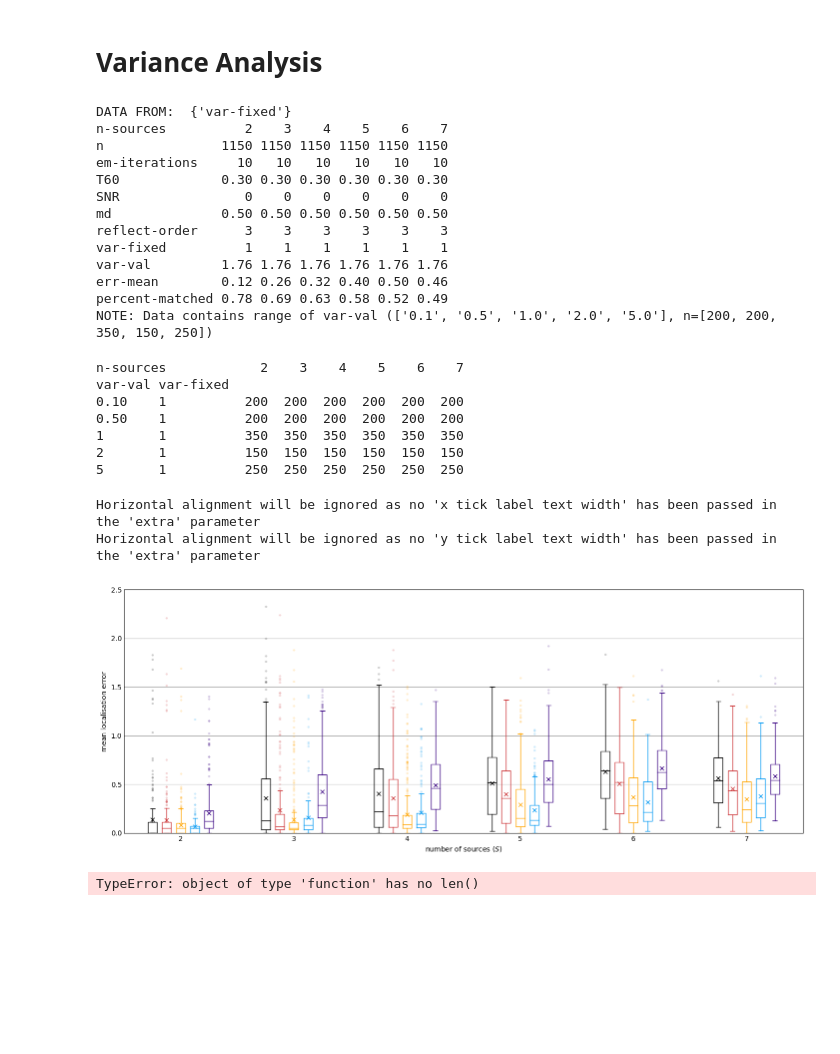
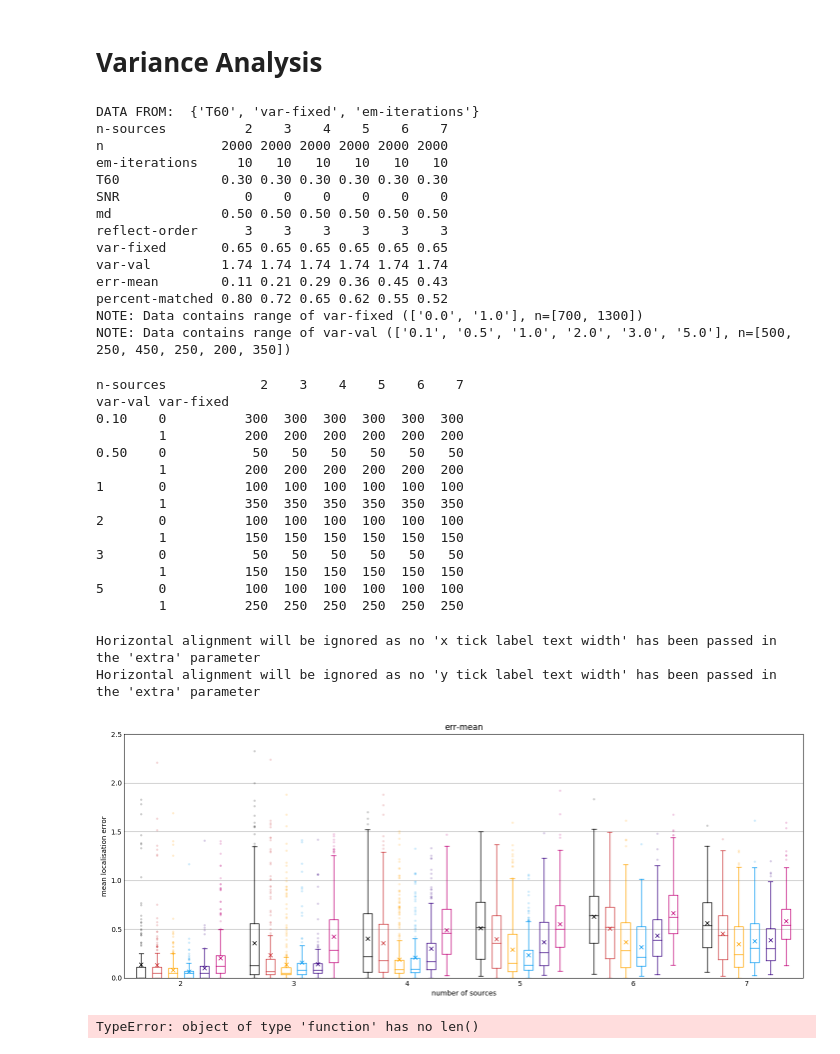
Before and after one commit to jannismain/fau-lnt-source-tracking-code, a Jupyter notebook: python/analysis-mean-err.ipynb, the cells around one changed output. Cells and saved outputs as stored; diff of their text form; code cells hidden in the pictures; blank space fills up the shorter version.

```diff
--- a/python/analysis-mean-err.ipynb
+++ b/python/analysis-mean-err.ipynb
@@ -441,7 +397,6 @@ dft = dft[dft["md"]==0.5]
 dft = dft[dft["SNR"]==0]
 dft = dft[dft["var-fixed"]==0]
 dft = dft[dft["var-val"]==0.1]
-dft = dft[dft["description"]=="em-iterations"]
 print_summary(dft)
 # dfp = df.pivot_table("err-mean", index=["description", "wd"], columns="n-sources", aggfunc='mean').transpose()
 # dfp.boxplot(column=("n-sources"))
@@ -522,7 +477,6 @@ print("BASE SCENARIO:")
 # Manipulate Data
 dft = df
 dft = dft[dft["reflect-order"]==3]
-dft = dft[dft["description"]=='T60']
 dft = dft[dft["T60"]==0.3]
 dft = dft[dft["em"]==5]
 dft = dft[dft["wd"]==1.2]
@@ -579,7 +533,7 @@ for dft in dfts:
     idx+=1
 # adjust axis to larger values of guessing and worst case scenario
 ax.set_ylim([0,3.51])
-ax.set_yticks(np.arange(0,3.51,0.5))
+ax.set_yticks(np.arange(0,3.51,0.25))
 
 if EXPORT_LATEX:
     tikz_save("".join([PATH_LATEX_PLOTS, 'boxplot-joined-best-case.tex'.format(var)]), strict=True, wrap=False)
@@ -598,23 +552,22 @@ dft = dft[dft["em"]==10]
 dft = dft[dft["wd"]==1.2]
 dft = dft[dft["md"]==0.5]
 dft = dft[dft["SNR"]==0]
-dft = dft[dft["var-val"]!=3]
-dft = dft[dft["var-fixed"]==1]
 print_summary(dft)
 # %% [output]
-DATA FROM:  {'var-fixed'}
+DATA FROM:  {'T60', 'var-fixed', 'em-iterations'}
 n-sources          2    3    4    5    6    7
-n               1150 1150 1150 1150 1150 1150
+n               2000 2000 2000 2000 2000 2000
 em-iterations     10   10   10   10   10   10
 T60             0.30 0.30 0.30 0.30 0.30 0.30
 SNR                0    0    0    0    0    0
 md              0.50 0.50 0.50 0.50 0.50 0.50
 reflect-order      3    3    3    3    3    3
-var-fixed          1    1    1    1    1    1
-var-val         1.76 1.76 1.76 1.76 1.76 1.76
-err-mean        0.12 0.26 0.32 0.40 0.50 0.46
-percent-matched 0.78 0.69 0.63 0.58 0.52 0.49
-NOTE: Data contains range of var-val (['0.1', '0.5', '1.0', '2.0', '5.0'], n=[200, 200, 350, 150, 250])
+var-fixed       0.65 0.65 0.65 0.65 0.65 0.65
+var-val         1.74 1.74 1.74 1.74 1.74 1.74
+err-mean        0.11 0.21 0.29 0.36 0.45 0.43
+percent-matched 0.80 0.72 0.65 0.62 0.55 0.52
+NOTE: Data contains range of var-fixed (['0.0', '1.0'], n=[700, 1300])
+NOTE: Data contains range of var-val (['0.1', '0.5', '1.0', '2.0', '3.0', '5.0'], n=[500, 250, 450, 250, 200, 350])
 # %%
 # Sample Sizes
 dfp = dft.pivot_table("x1", index=["n-sources"], columns=["var-val","var-fixed"], aggfunc='count').transpose()
@@ -624,30 +577,38 @@ var_fixed = set([x[1] for x in dfp.index.values])
 # %% [output]
 n-sources            2    3    4    5    6    7
 var-val var-fixed
-0.10    1          200  200  200  200  200  200
-0.50    1          200  200  200  200  200  200
-1       1          350  350  350  350  350  350
-2       1          150  150  150  150  150  150
-5       1          250  250  250  250  250  250
+0.10    0          300  300  300  300  300  300
+        1          200  200  200  200  200  200
+0.50    0           50   50   50   50   50   50
+        1          200  200  200  200  200  200
+1       0          100  100  100  100  100  100
+        1          350  350  350  350  350  350
+2       0          100  100  100  100  100  100
+        1          150  150  150  150  150  150
+3       0           50   50   50   50   50   50
+        1          150  150  150  150  150  150
+5       0          100  100  100  100  100  100
+        1          250  250  250  250  250  250
 # %%
 var = 'var-val'
 dfp = dft.pivot_table("err-mean", index=["n-sources"], columns=var, aggfunc='mean').transpose()
 
 # Joint Boxplot, grouped
 fig = figure( figsize=(17,6.5) ); ax  = fig.add_subplot(111)
 
 idx=0
 for val in sorted(init_vars):
     dftt = dft[dft[var]==val]
+    dftt = dftt[dftt['var-fixed']==1]
     bp = dftt.boxplot("err-mean", by=["n-sources"], ax=ax, **boxplot_args)
     style_boxplot(bp, None, idx, len(init_vars))
     idx+=1
 if EXPORT_LATEX:
     tikz_save("".join([PATH_LATEX_PLOTS, 'boxplot-joined-{}.tex'.format(var)]), strict=True, wrap=False)
 # %% [output]
 Horizontal alignment will be ignored as no 'x tick label text width' has been passed in the 'extra' parameter
 Horizontal alignment will be ignored as no 'y tick label text width' has been passed in the 'extra' parameter
-[figure, old version]
+[figure, new version]
 # %%
 ax, i = init_grid((2,2),(17,17))
 cols = ['err-mean', 'percent-matched']
```
Also changed, not shown: parts of 16 cells of this notebook.
